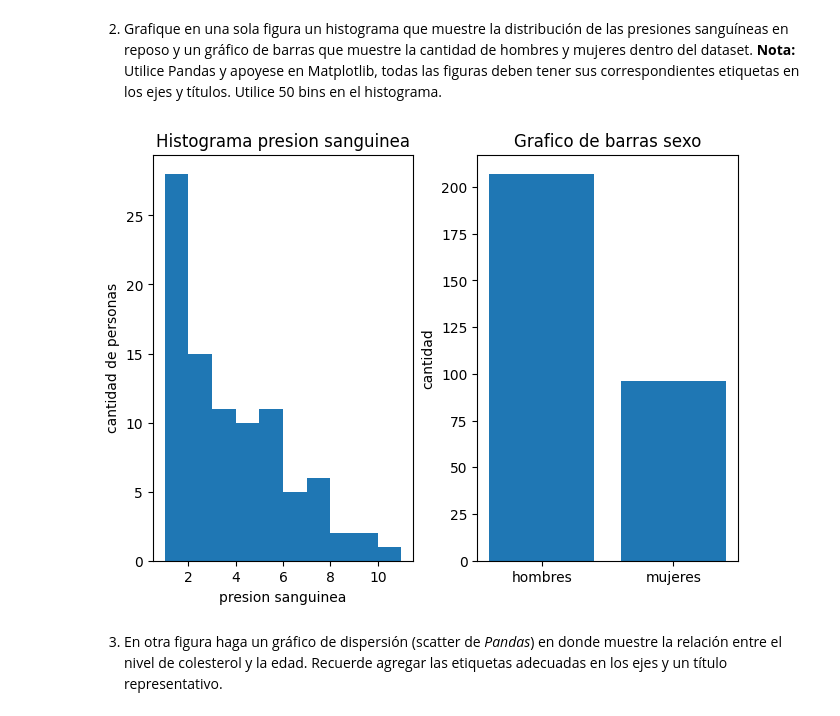
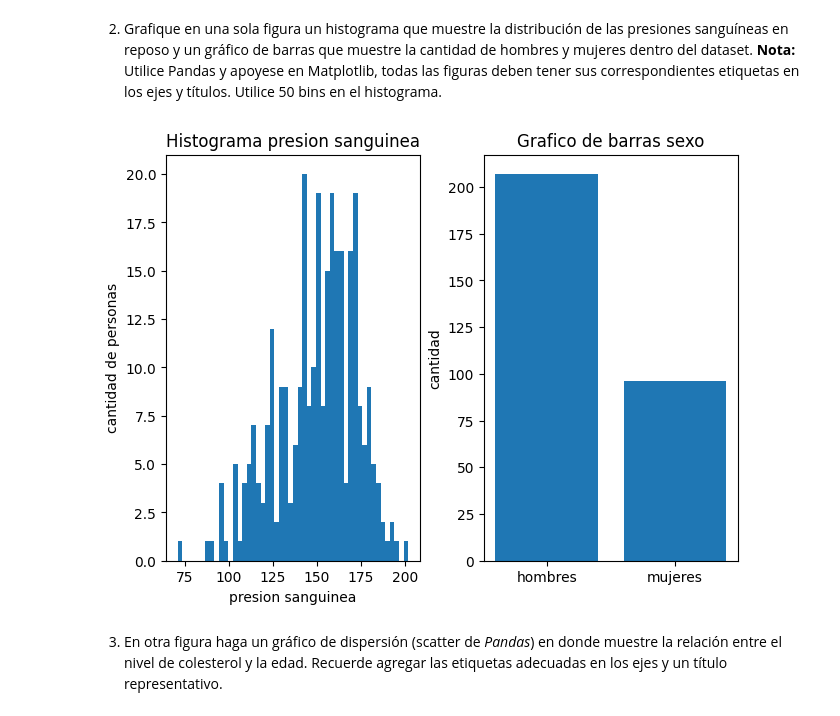
Before and after one commit to JuanDavidforhuerf/lab-3-FML, a Jupyter notebook: Laboratorio_3_20261.ipynb, the cells around one changed output. Saved outputs shown, nothing was run; the diff lists cells and outputs as text; code cells hidden in the pictures.

```diff
--- a/Laboratorio_3_20261.ipynb
+++ b/Laboratorio_3_20261.ipynb
@@ -80,15 +80,14 @@ heart_df = pd.read_csv("Heart Attack Data Set.csv") #se crea un dataFrame al lee
 # %%
 import matplotlib.pyplot as plt
 dataFrameSexo = heart_df["sex"].value_counts() #se crea un subDataFrame con el conteo de elementos distintos de la columna sexo
-dataFramePresion = heart_df["thalach"].value_counts() #se crea un subDataFrame con el conteo de elementos distintos de la columna presion sanguinea
 figura,ax = plt.subplots(1,2, layout = "constrained") #se crea una figura de tamaño 1x2 para dos elementos(graficas)
-ax[0].hist(dataFramePresion) #se crea un histograma con los datos del dataframe
+ax[0].hist(heart_df["thalach"],bins = 50) #se crea un histograma con los datos de presion sanguinea del dataframe
 ax[0].set(xlabel="presion sanguinea",ylabel="cantidad de personas",title="Histograma presion sanguinea") #se asignan los nombres de las etiquetas del eje x, el eje y y el titulo del grafico
 ax[1].bar(["hombres","mujeres"],dataFrameSexo) #se crea una grafica de barras del dataframe con la informacion de conteos de presion sanguinea
 ax[1].set(ylabel="cantidad",title="Grafico de barras sexo") #se asigna una etiqueta en el eje y y el titulo de la grafica de barras
 plt.show()
 # %% [output]
-[figure, old version]
+[figure, new version]
 # %% [markdown]
 3. En otra figura haga un gráfico de dispersión (scatter de *Pandas*) en donde muestre la relación entre el nivel de colesterol y la edad. Recuerde agregar las etiquetas adecuadas en los ejes y un título representativo.
 # %%
```
Also changed, not shown: parts of 1 cell of this notebook.
